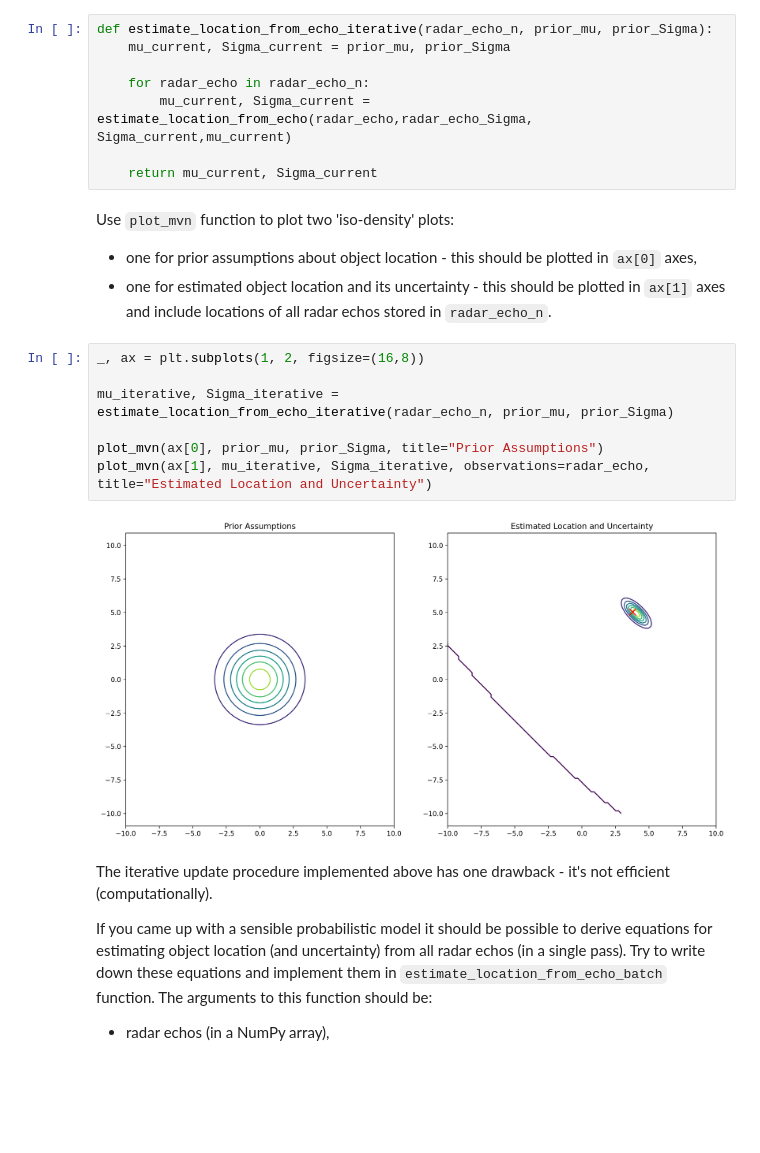
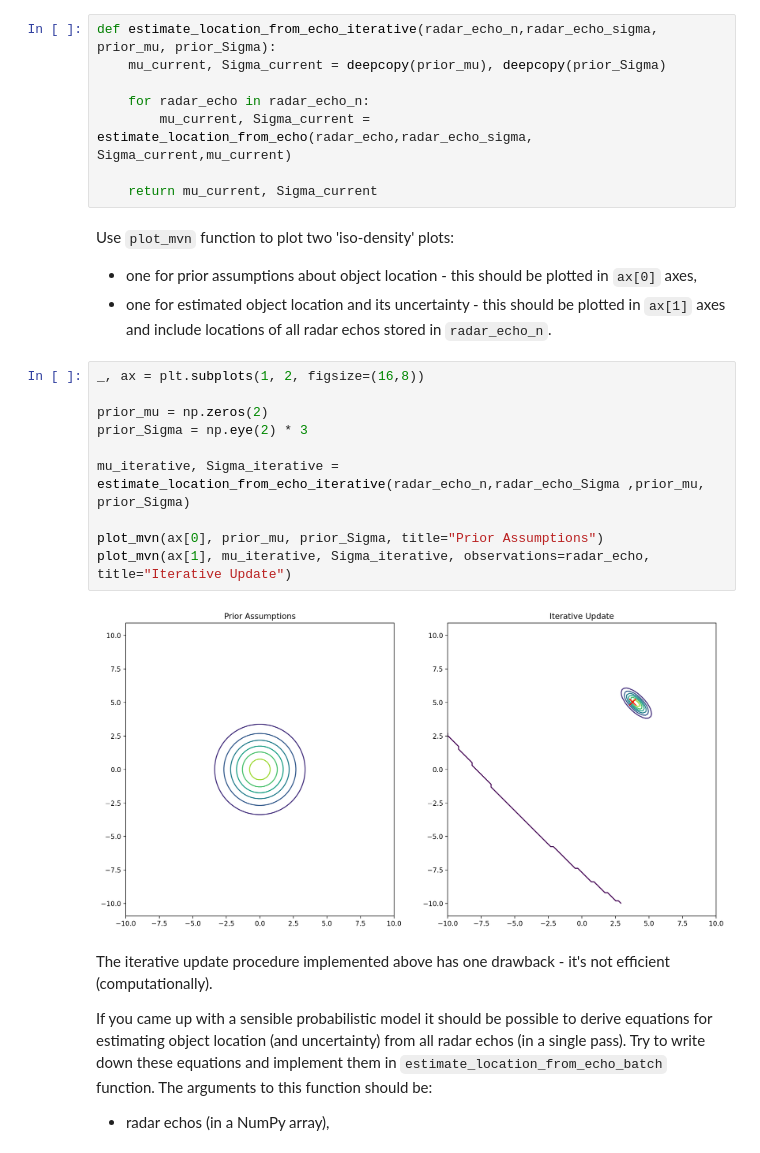
Before and after one commit to arturgesiarz/StatisticalMachineLearning-Course, a Jupyter notebook: Lab02/lab2.ipynb, the cells around one changed output. Cells and saved outputs as stored; diff of their text form; blank space fills up the shorter version.

```diff
--- a/Lab02/lab2.ipynb
+++ b/Lab02/lab2.ipynb
@@ -136,11 +137,11 @@ That is:
 
 Implement the iterative procedure described above to estimate object location (and uncertainty) from all radar echos stored in `radar_echo_n`. Use `estimate_location_from_echo` function for updating beliefs about object location.
 # %%
-def estimate_location_from_echo_iterative(radar_echo_n, prior_mu, prior_Sigma):
-    mu_current, Sigma_current = prior_mu, prior_Sigma
+def estimate_location_from_echo_iterative(radar_echo_n,radar_echo_sigma, prior_mu, prior_Sigma):
+    mu_current, Sigma_current = deepcopy(prior_mu), deepcopy(prior_Sigma)
 
     for radar_echo in radar_echo_n:
-        mu_current, Sigma_current = estimate_location_from_echo(radar_echo,radar_echo_Sigma, Sigma_current,mu_current)
+        mu_current, Sigma_current = estimate_location_from_echo(radar_echo,radar_echo_sigma, Sigma_current,mu_current)
 
     return mu_current, Sigma_current
 # %% [markdown]
@@ -150,12 +151,15 @@ Use `plot_mvn` function to plot two 'iso-density' plots:
 # %%
 _, ax = plt.subplots(1, 2, figsize=(16,8))
 
-mu_iterative, Sigma_iterative = estimate_location_from_echo_iterative(radar_echo_n, prior_mu, prior_Sigma)
+prior_mu = np.zeros(2)
+prior_Sigma = np.eye(2) * 3
+
+mu_iterative, Sigma_iterative = estimate_location_from_echo_iterative(radar_echo_n,radar_echo_Sigma ,prior_mu, prior_Sigma)
 
 plot_mvn(ax[0], prior_mu, prior_Sigma, title="Prior Assumptions")
-plot_mvn(ax[1], mu_iterative, Sigma_iterative, observations=radar_echo, title="Estimated Location and Uncertainty")
+plot_mvn(ax[1], mu_iterative, Sigma_iterative, observations=radar_echo, title="Iterative Update")
 # %% [output]
-[figure, old version]
+[figure, new version]
 # %% [markdown]
 The iterative update procedure implemented above has one drawback - it's not efficient (computationally).
 
```
Also changed, not shown: parts of 5 cells of this notebook.
